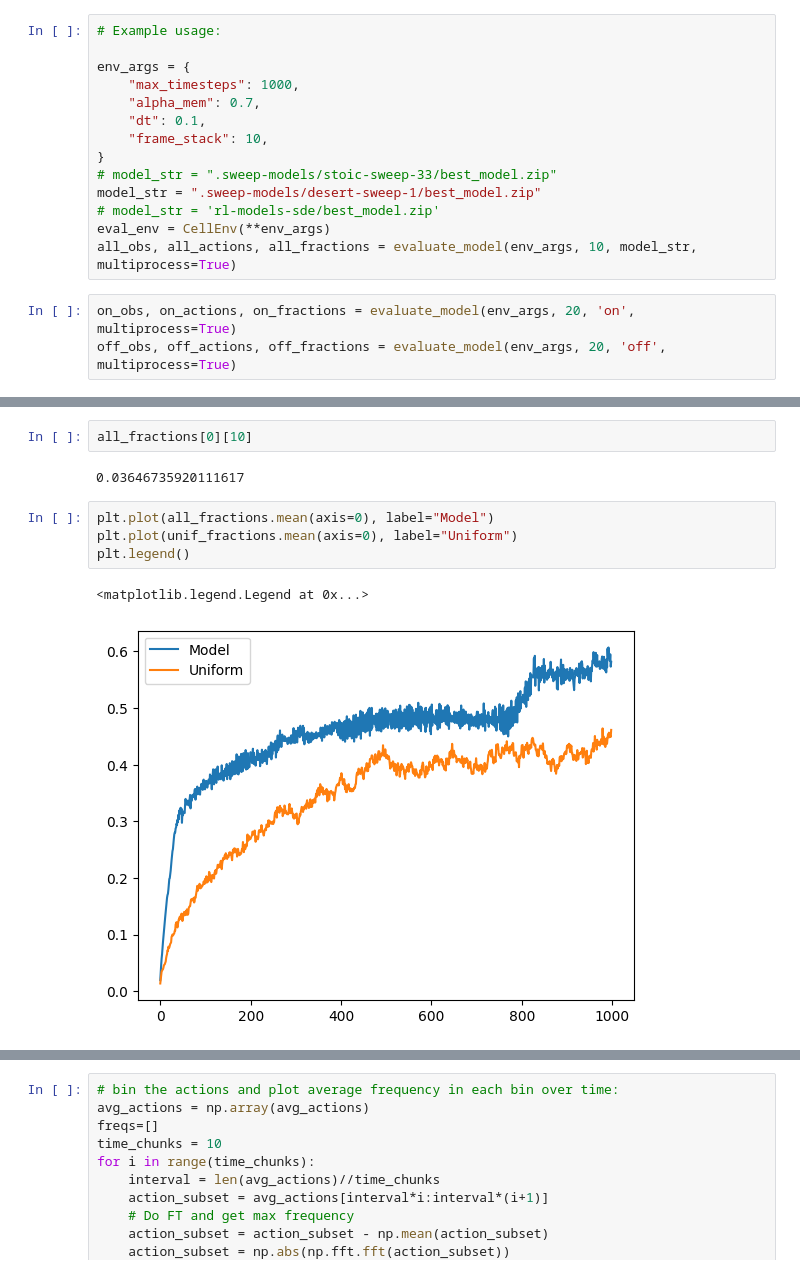
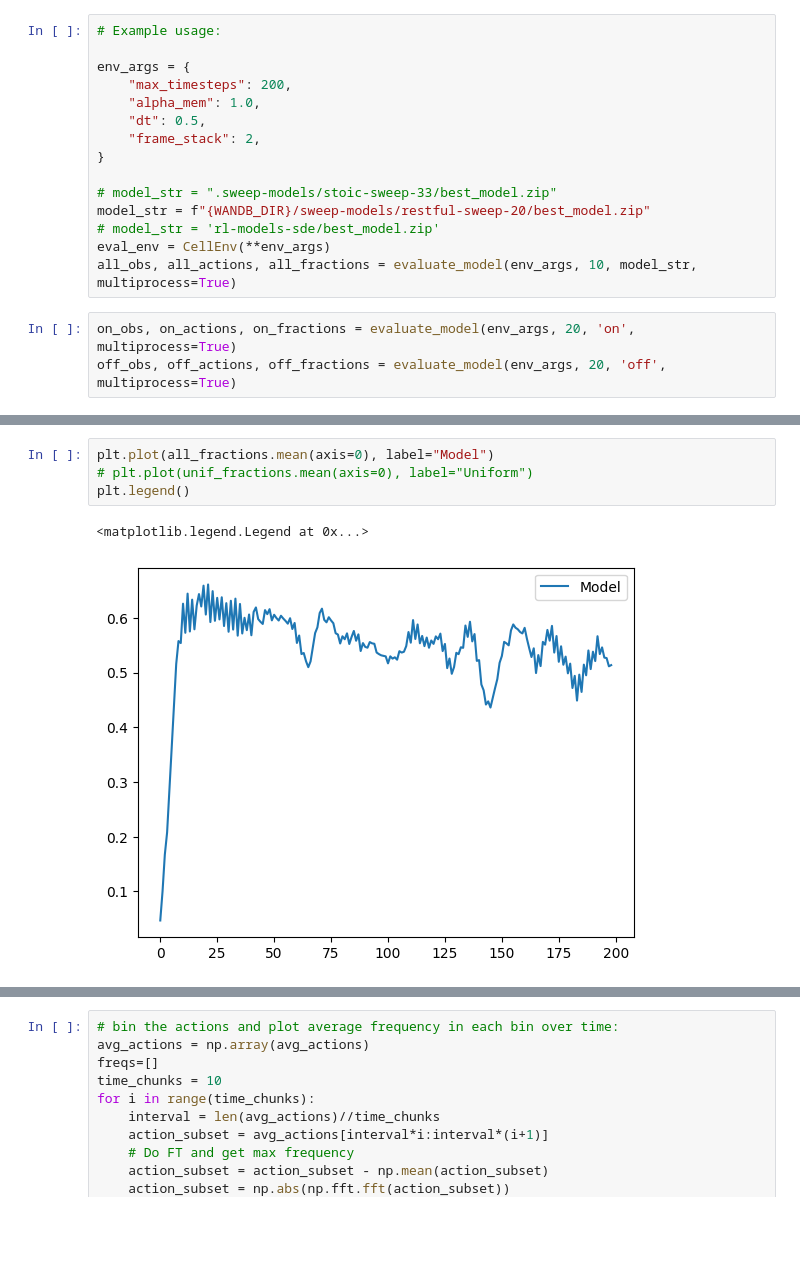
Before and after one commit to JacobHA/RL4Dosing, a Jupyter notebook: rl_eval.ipynb, the cells around one changed output, grey strips where cells are left out. Cells and saved outputs as stored; diff of their text form; blank space fills up the shorter version.

Commit message:
new wandb dir for loading models, also plotting fraction over time

```diff
--- a/rl_eval.ipynb
+++ b/rl_eval.ipynb
@@ -10,13 +10,14 @@ from plot_utils import plot_observations, evaluate_model, plot_actions
 # Example usage:
 
 env_args = {
-    "max_timesteps": 1000,
-    "alpha_mem": 0.7,
-    "dt": 0.1,
-    "frame_stack": 10,
+    "max_timesteps": 200,
+    "alpha_mem": 1.0,
+    "dt": 0.5,
+    "frame_stack": 2,
 }
+
 # model_str = ".sweep-models/stoic-sweep-33/best_model.zip"
-model_str = ".sweep-models/desert-sweep-1/best_model.zip"
+model_str = f"{WANDB_DIR}/sweep-models/restful-sweep-20/best_model.zip"
 # model_str = 'rl-models-sde/best_model.zip'
 eval_env = CellEnv(**env_args)
 all_obs, all_actions, all_fractions = evaluate_model(env_args, 10, model_str, multiprocess=True)
@@ -30,14 +31,10 @@ plot_observations(env_args, all_obs, unif_obs, alpha_val=0.25)
-# %%
-all_fractions[0][10]
-# %% [output]
-0.03646735920111617
 # %%
 plt.plot(all_fractions.mean(axis=0), label="Model")
-plt.plot(unif_fractions.mean(axis=0), label="Uniform")
+# plt.plot(unif_fractions.mean(axis=0), label="Uniform")
 plt.legend()
 # %% [output]
 <matplotlib.legend.Legend at 0x...>
-[figure, old version]
+[figure, new version]
 # %%
 plot_actions(env_args, all_actions)
 # %% [output]
```
Also changed, not shown: parts of 3 cells of this notebook.
